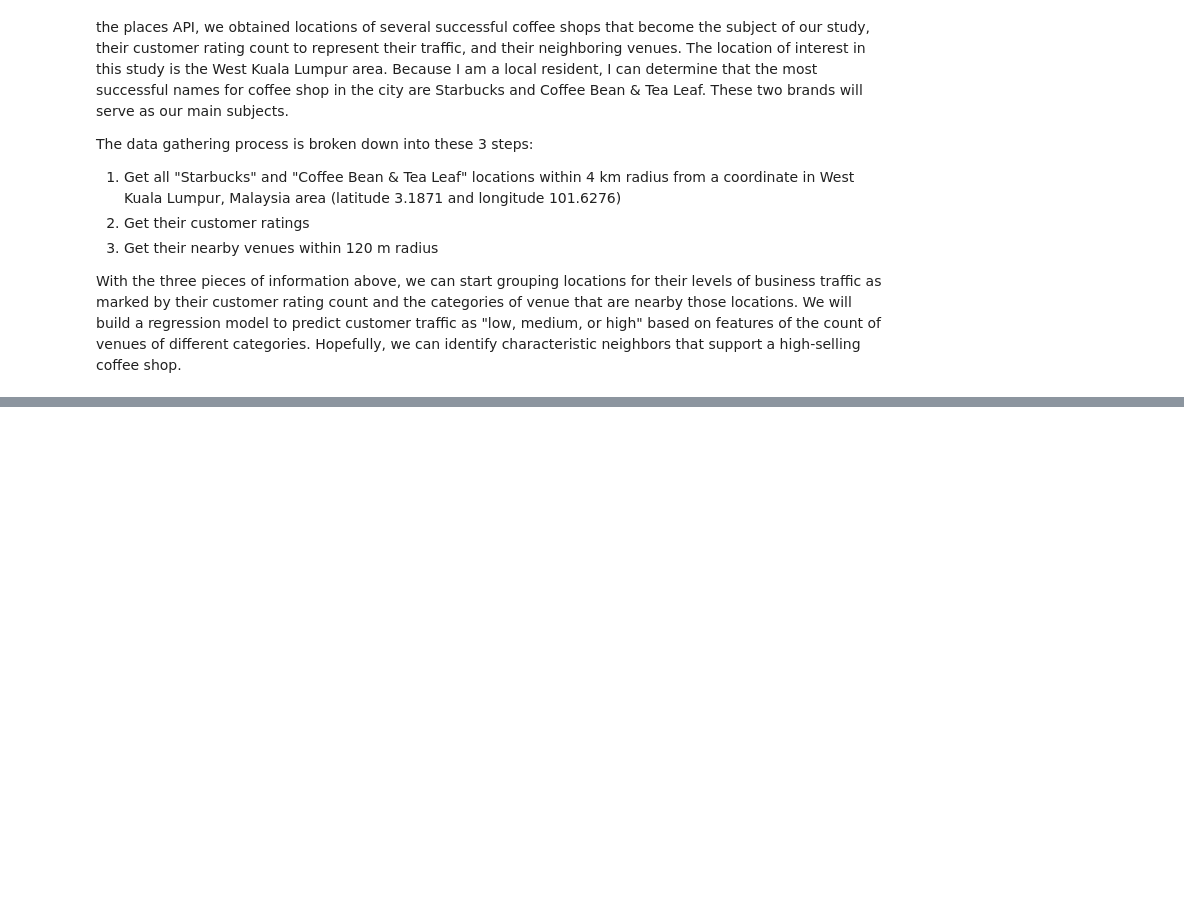
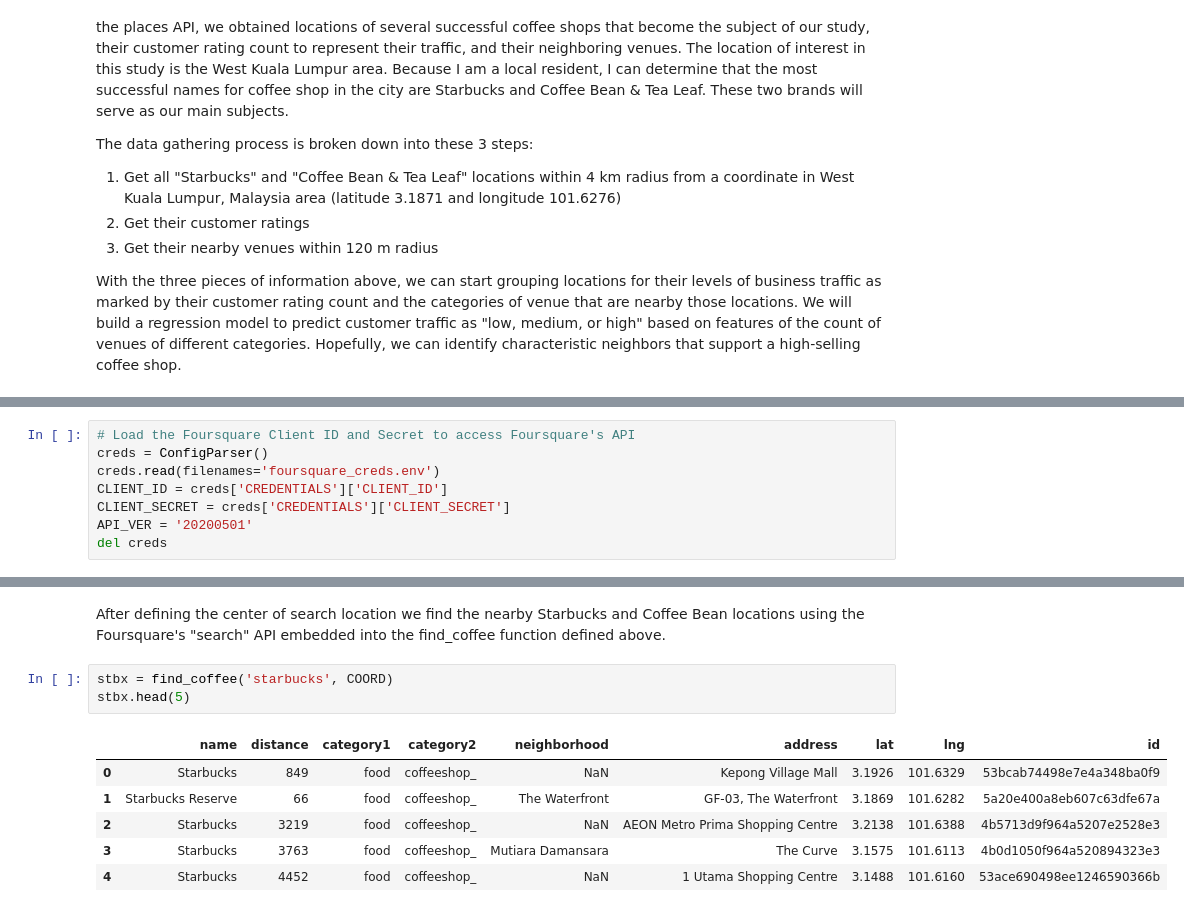
Before and after one commit to edwinsutrisno/Coursera_Capstone, a Jupyter notebook: Coffee_Shop_Traffic_Prediction.ipynb, the cells around one changed output, grey strips where cells are left out. Saved outputs shown, nothing was run; the diff lists cells and outputs as text; blank space fills up the shorter version.

```diff
--- a/Coffee_Shop_Traffic_Prediction.ipynb
+++ b/Coffee_Shop_Traffic_Prediction.ipynb
@@ -20,0 +33,8 @@ With the three pieces of information above, we can start grouping locations for
+# %%
+# Load the Foursquare Client ID and Secret to access Foursquare's API
+creds = ConfigParser()
+creds.read(filenames='foursquare_creds.env')
+CLIENT_ID = creds['CREDENTIALS']['CLIENT_ID']
+CLIENT_SECRET = creds['CREDENTIALS']['CLIENT_SECRET']
+API_VER = '20200501'
+del creds
@@ -20,0 +97,12 @@ With the three pieces of information above, we can start grouping locations for
+# %% [markdown]
+After defining the center of search location we find the nearby Starbucks and Coffee Bean locations using the Foursquare's "search" API embedded into the find_coffee function defined above.
+# %%
+stbx = find_coffee('starbucks', COORD)
+stbx.head(5)
+# %% [output]
+|  | name | distance | category1 | category2 | neighborhood | address | lat | lng | id |
+| 0 | Starbucks | 849 | food | coffeeshop_ | NaN | Kepong Village Mall | 3.1926 | 101.6329 | 53bcab74498e7e4a348ba0f9 |
+| 1 | Starbucks Reserve | 66 | food | coffeeshop_ | The Waterfront | GF-03, The Waterfront | 3.1869 | 101.6282 | 5a20e400a8eb607c63dfe67a |
+| 2 | Starbucks | 3219 | food | coffeeshop_ | NaN | AEON Metro Prima Shopping Centre | 3.2138 | 101.6388 | 4b5713d9f964a5207e2528e3 |
+| 3 | Starbucks | 3763 | food | coffeeshop_ | Mutiara Damansara | The Curve | 3.1575 | 101.6113 | 4b0d1050f964a520894323e3 |
+| 4 | Starbucks | 4452 | food | coffeeshop_ | NaN | 1 Utama Shopping Centre | 3.1488 | 101.6160 | 53ace690498ee1246590366b |
```
Also changed, not shown: parts of 52 cells of this notebook, 5 other files.
